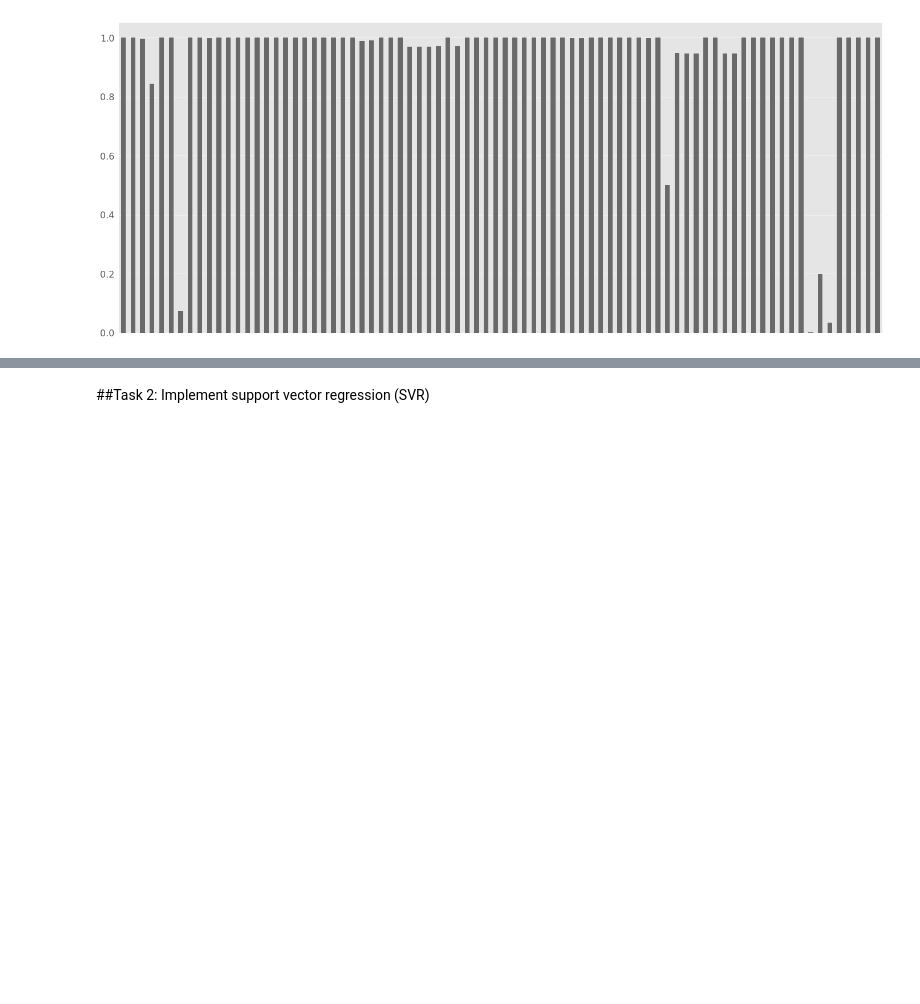
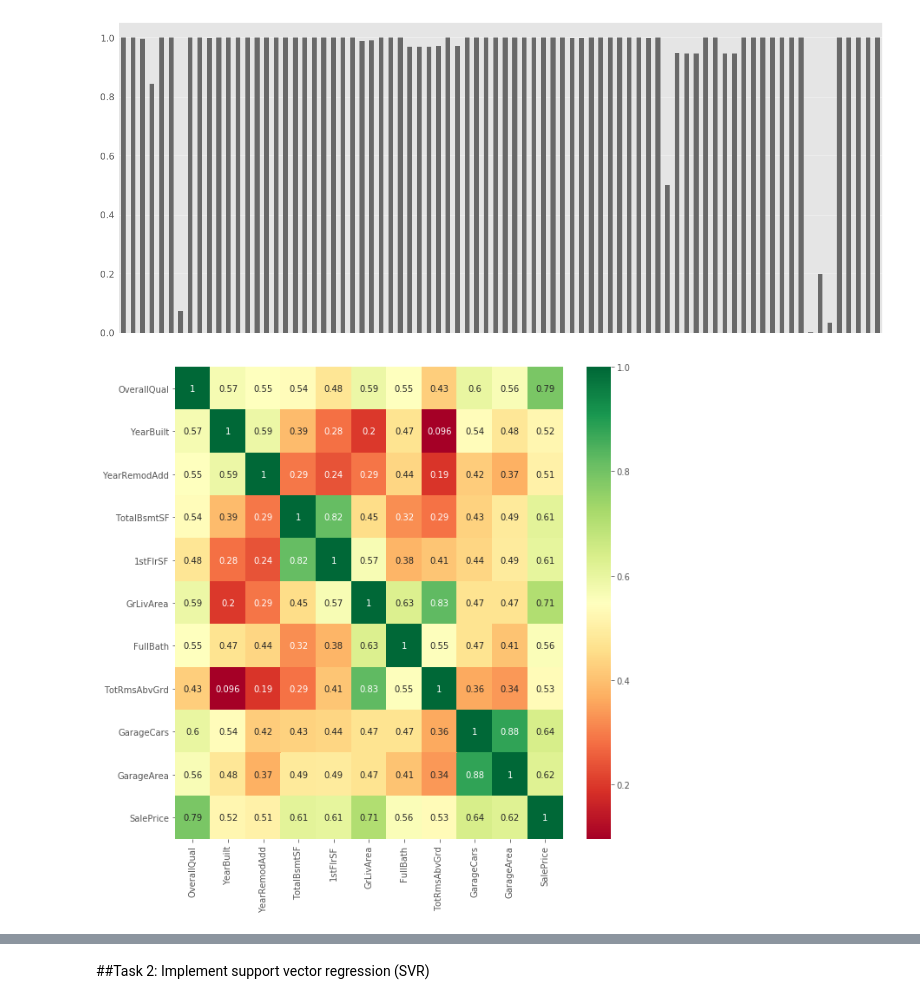
Before and after one commit to Avi-nashkumar/Semester5, a Jupyter notebook: ECSE303L/challenge-week-11/Task_2_Multiclass_SVM_and_SVR.ipynb, the cells around one changed output, grey strips where cells are left out. Cells and saved outputs as stored; diff of their text form; code cells hidden in the pictures; blank space fills up the shorter version.

```diff
--- a/ECSE303L/challenge-week-11/Task_2_Multiclass_SVM_and_SVR.ipynb
+++ b/ECSE303L/challenge-week-11/Task_2_Multiclass_SVM_and_SVR.ipynb
@@ -204,5 +211,12 @@ Visualising the missing values in test data
 # %%
 # Preprocessing
 # Encoding categorical variables (if any)
 # Feature Scaling
 # Filling missing values (if any)
+# most correlated features
+corrmat = train.corr()
+top_corr_features = corrmat.index[abs(corrmat["SalePrice"])>0.5]
+plt.figure(figsize=(10,10))
+g = sns.heatmap(train[top_corr_features].corr(),annot=True,cmap="RdYlGn")
+# %% [output]
+[figure, added]
```
Also changed, not shown: parts of 3 cells of this notebook.
